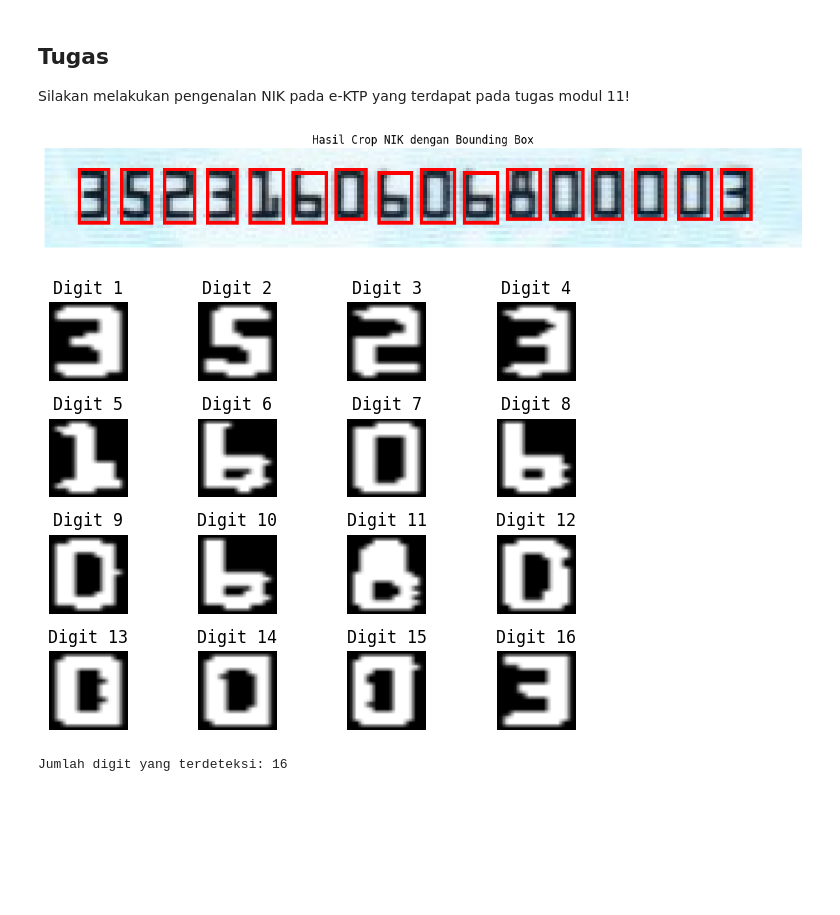
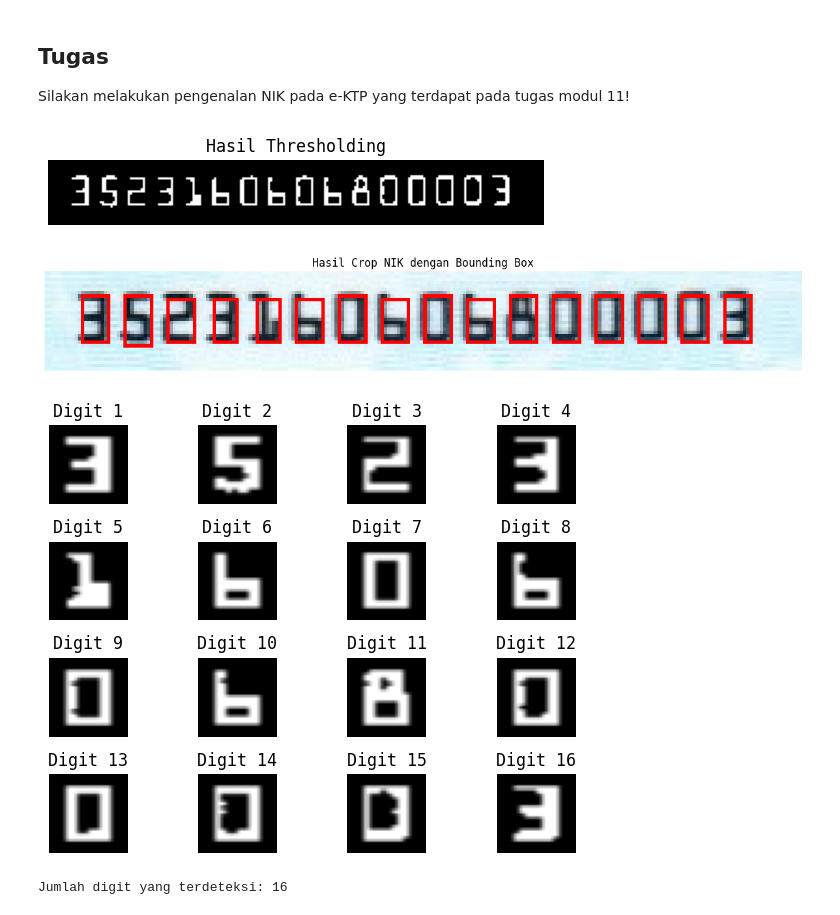
Before and after one commit to edoaurahman/PCVK, a Jupyter notebook: Week12.ipynb, the cells around one changed output. Cells and saved outputs as stored; diff of their text form; code cells hidden in the pictures; blank space fills up the shorter version.

```diff
--- a/Week12.ipynb
+++ b/Week12.ipynb
@@ -517,26 +517,30 @@ h = 30
 ktp = ktp[y:y+h, x:x+w]
 
 # Menerapkan Gaussian Blur
-blurred = cv.GaussianBlur(ktp.copy(), (5, 5), 0.5)
+blurred = cv.GaussianBlur(ktp.copy(), (5, 5), 0.3)
 
 # Ubah ke grayscale
 gray = cv.cvtColor(blurred, cv.COLOR_BGR2GRAY)
 
 ret, bw = cv.threshold(gray.copy(), 0, 255, cv.THRESH_BINARY + cv.THRESH_OTSU)
 
-_, binary_image = cv.threshold(bw, 80, 255, cv.THRESH_BINARY_INV)
+_, binary_image = cv.threshold(bw, 100, 255, cv.THRESH_BINARY_INV)
 
 # Kernel untuk operasi morfologi
-kernel = np.ones((3, 3), np.uint8)
-# Operasi morfologi: Opening untuk memisahkan karakter
-morph_image = cv.morphologyEx(binary_image, cv.MORPH_CLOSE, kernel, iterations=1)
+kernel = np.ones((2,2),np.uint8)
+morph_image = cv.erode(binary_image,kernel,iterations = 1)
+plt.imshow(morph_image, cmap='gray')
+plt.title("Hasil Thresholding")
+plt.axis("off")
+plt.show()
+
 # Temukan kontur
 contours, _ = cv.findContours(morph_image, cv.RETR_EXTERNAL, cv.CHAIN_APPROX_SIMPLE)
 
 # Tentukan batasan ukuran dan rasio untuk karakter NIK
-min_area = 40
-max_area = 170
-aspect_ratio_range = (0.4, 1)
+min_area = 1
+max_area = 100
+aspect_ratio_range = (0.01, 1.4)
 
 # Gambar asli untuk visualisasi kontur
 output_image = ktp.copy()
@@ -565,39 +569,40 @@ for box in bounding_boxes:
     digit_roi = binary_image[y:y+h, x:x+w]
 
     # Tambahkan padding (opsional)
-    pad = 1
+    pad = 3
     digit_roi = cv.copyMakeBorder(digit_roi, pad, pad, pad, pad, cv.BORDER_CONSTANT, value=0)
 
     digit_roi = cv.resize(digit_roi, (28, 28))
     # Simpan digit ke list
     nik_digits.append(digit_roi)
 
     # Gambar rectangle untuk visualisasi
     cv.rectangle(output_image, (x, y), (x + w, y + h), (0, 0, 255), 1)
 
 # Visualisasi hasil
 plt.figure(figsize=(15, 6))
 
 # Plot gambar asli dengan bounding box
 plt.imshow(cv.cvtColor(output_image, cv.COLOR_BGR2RGB))
 plt.title("Hasil Crop NIK dengan Bounding Box")
 plt.axis("off")
 plt.show()
 
 
 # Plot digit-digit yang telah diekstrak
 for i, digit in enumerate(nik_digits):
     plt.subplot(4, 4, i+1)
     plt.imshow(digit, cmap='gray')
     plt.title(f"Digit {i+1}")
     plt.axis("off")
 
 plt.tight_layout()
 plt.show()
 print(f"Jumlah digit yang terdeteksi: {len(nik_digits)}")
 # %% [output]
-[figure, old version]
+[figure, new version]
-[figure, old version]
+[figure, new version]
+[figure, added]
 Jumlah digit yang terdeteksi: 16
 # %%
 # Menggunakan model yang sudah ditrain untuk mendeteksi NIK
```
Also changed, not shown: parts of 1 cell of this notebook.
